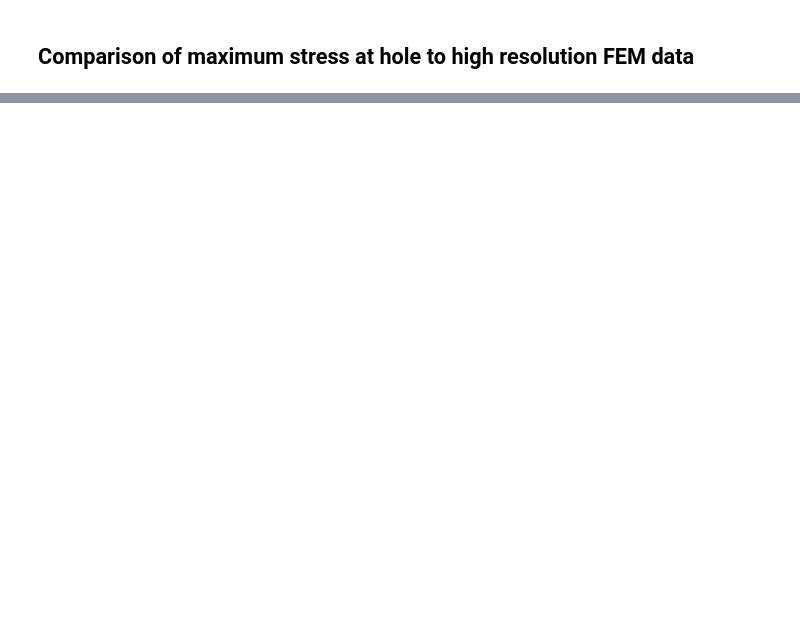
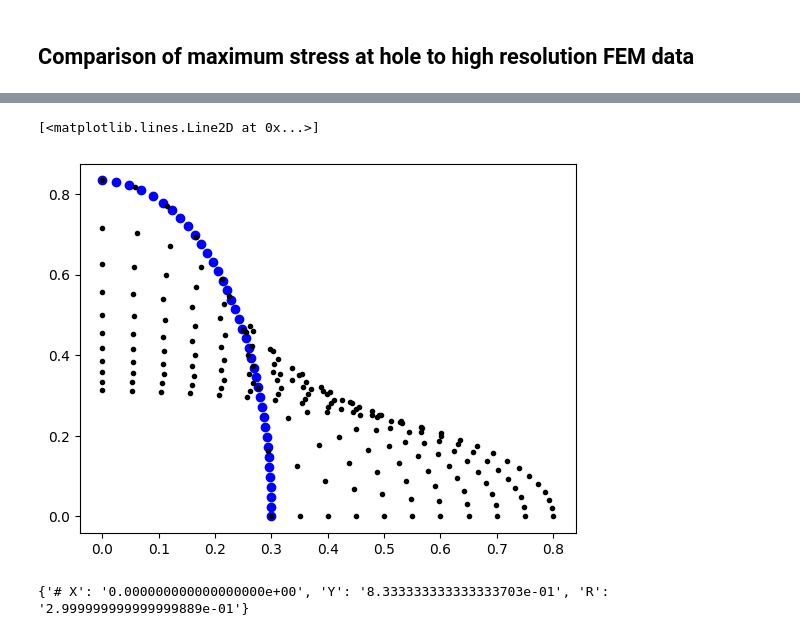
Before and after one commit to sebatomon/PINNs_for_simple_shape_optimization, a Jupyter notebook: elli_torch.ipynb, the cells around one changed output, grey strips where cells are left out. Saved outputs shown, nothing was run; the diff lists cells and outputs as text; code cells hidden in the pictures; blank space fills up the shorter version.

```diff
--- a/elli_torch.ipynb
+++ b/elli_torch.ipynb
@@ -488,0 +484,63 @@ plt.grid()
+# %%
+numbers = [0.000000000000000000e+00,8.333333333333333703e-01,
+2.452989451858514011e-02,8.305429387207934333e-01,
+4.792748281654195253e-02,8.226301374435216474e-01,
+6.953618387276373769e-02,8.106387959096548190e-01,
+8.919603768218987982e-02,7.956481782014206416e-01,
+1.070194314130680224e-01,7.785057923730167584e-01,
+1.232103347959008222e-01,7.598083998374453030e-01,
+1.379775533264794296e-01,7.399647526147157262e-01,
+1.515065593128275823e-01,7.192554074999122360e-01,
+1.639530866795472774e-01,6.978769474148909246e-01,
+1.754455407789077270e-01,6.759701648716118783e-01,
+1.860894811171213137e-01,6.536383466250323959e-01,
+1.959720370907508946e-01,6.309590043230287604e-01,
+2.051655182234181640e-01,6.079914736339846471e-01,
+2.137304000979373397e-01,5.847820379213561903e-01,
+2.217176452330252845e-01,5.613674145666712745e-01,
+2.291705143234323561e-01,5.377771689073137518e-01,
+2.361259788597239728e-01,5.140354339489674462e-01,
+2.426158297176931877e-01,4.901621647304341689e-01,
+2.486675606232967850e-01,4.661740473510558314e-01,
+2.543050616559134336e-01,4.420851795114315030e-01,
+2.595491831765279200e-01,4.179075932387888992e-01,
+2.644181784025029791e-01,3.936516538972976154e-01,
+2.689280696061485676e-01,3.693263674024256371e-01,
+2.730929518282994017e-01,3.449396242901971998e-01,
+2.769252416109211912e-01,3.204983936769392194e-01,
+2.804358809677504061e-01,2.960088812432921102e-01,
+2.836345054889835016e-01,2.714766553071852329e-01,
+2.865295823757447180e-01,2.469067495996355444e-01,
+2.891285239474245539e-01,2.223037492748983213e-01,
+2.914377969362113019e-01,1.976718666712444228e-01,
+2.934629969353858558e-01,1.730149961288664495e-01,
+2.952089221640475381e-01,1.483367751406889090e-01,
+2.966796307063978566e-01,1.236406204394842473e-01,
+2.978784833975859359e-01,9.892977095822821920e-02,
+2.988081796628043740e-01,7.420733282628932947e-02,
+2.994707882243266006e-01,4.947629332363927268e-02,
+2.998677705726471854e-01,2.473956258353538981e-02,
+2.999999999999999889e-01,-1.020538999289461047e-16]
+
+numbers_x = numbers[::2]
+numbers_y = numbers[1::2]
+
+
+x_opti = torch.tensor(numbers_x, requires_grad=True)
+y_opti = torch.tensor(numbers_y, requires_grad=True)
+r_opti = 0.3*torch.ones_like(x_opti)
+s_opti = sigma(epsilon(x_opti, y_opti, r_opti, net))
+
+# x_opti = n_hole_points[:,0]
+# y_opti = n_hole_points[:,1]
+# r_opti = n_hole_points[:,2]
+# s_opti = sigma(epsilon(x_opti, y_opti, r_opti, net))
+
+print(s_opti[:,0,0].detach())
+print(s_opti.detach())
+
+
+plt.plot(numbers_x, numbers_y, 'bo')
+plt.plot(numbers_x[0], numbers_y[0],  ".r")
+plt.plot(n_hole_points[:,0].detach(), n_hole_points[:,1].detach(), ".k")
+# %% [output]
@@ -488,0 +564,14 @@ plt.grid()
+[<matplotlib.lines.Line2D at 0x...>]
+[figure, added]
+# %%
+import csv
+
+with open('data\inputs_Rx=0.3.csv', 'r') as file:
+    reader = csv.DictReader(file)
+    i = 0
+    for row in reader:
+        if (i == 0):
+            print(row)
+        i=+1
+# %% [output]
+{'# X': '0.000000000000000000e+00', 'Y': '8.333333333333333703e-01', 'R': '2.999999999999999889e-01'}
```
Also changed, not shown: parts of 5 cells of this notebook.
